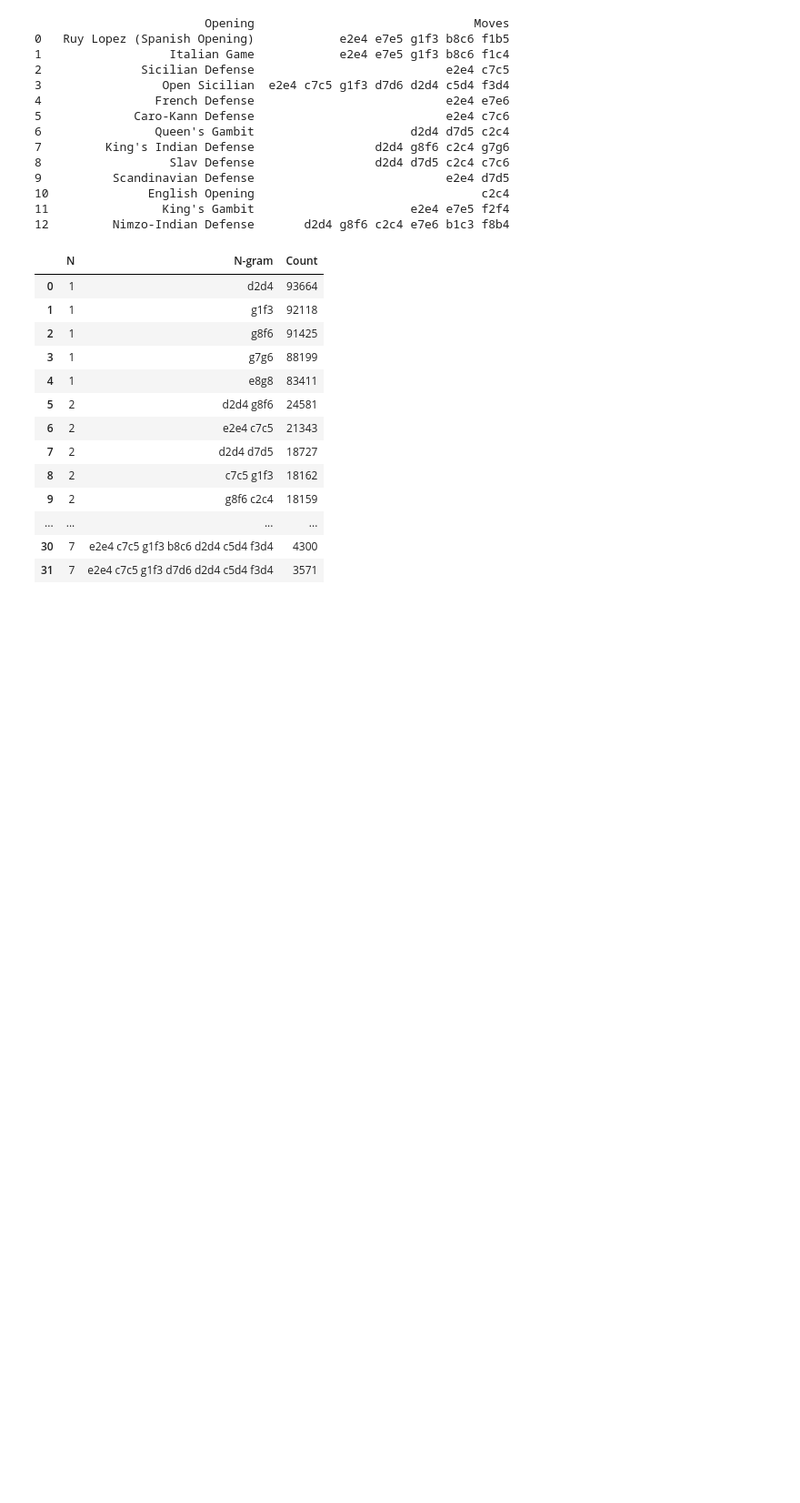
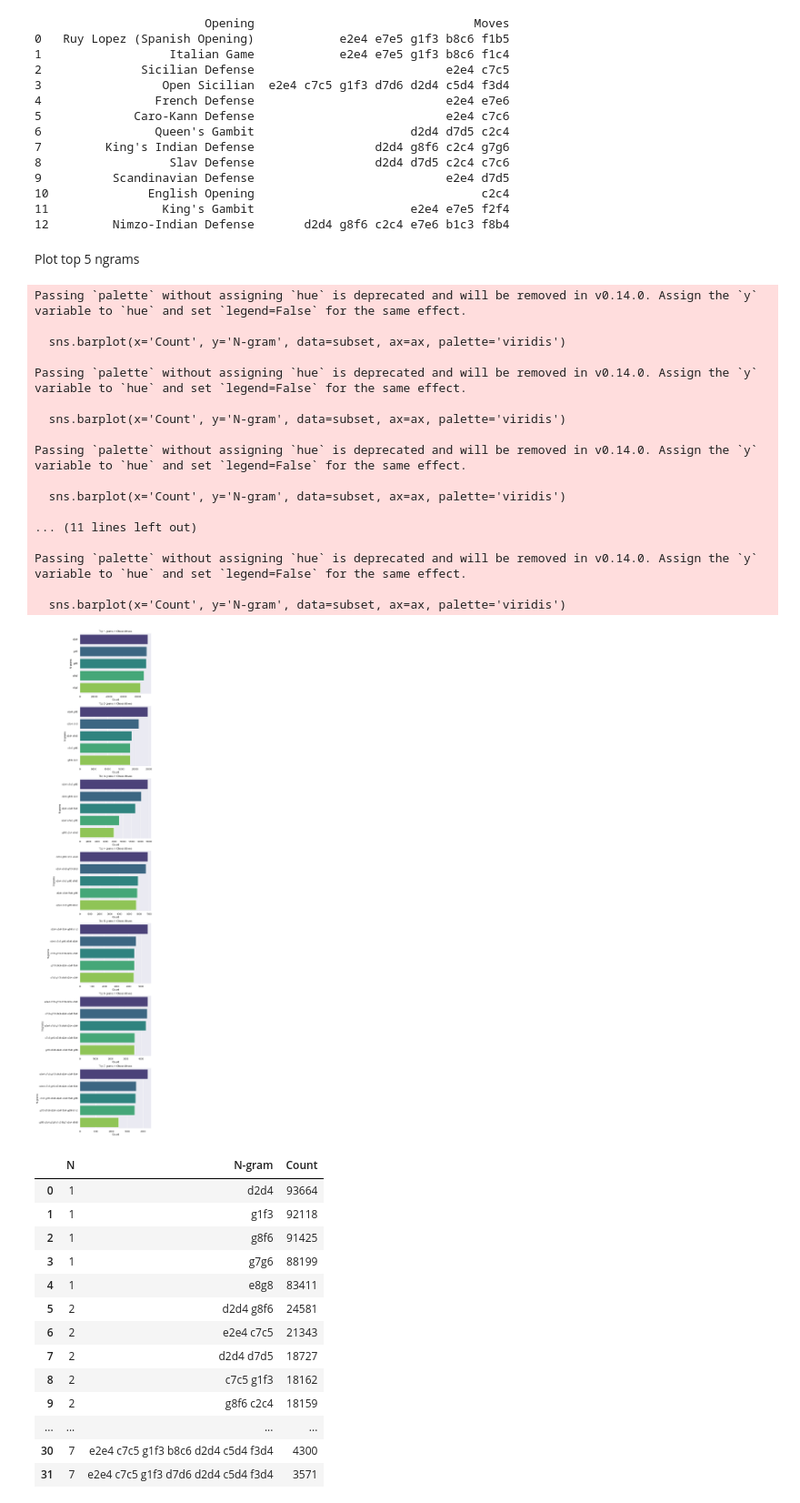
Before and after one commit to NLP-Project-PoliMi-2025/NLP-Project, a Jupyter notebook: N-grams.ipynb, the cells around one changed output. Shown at 91% size. Saved outputs shown, nothing was run; the diff lists cells and outputs as text; code cells hidden in the pictures; blank space fills up the shorter version.

Commit message:
feat: update n-grams

```diff
--- a/N-grams.ipynb
+++ b/N-grams.ipynb
@@ -13,7 +13,7 @@ sns.set_theme()
 # %% [markdown]
 Connection to database
 # %%
-conn = sqlite3.connect("chess_games.db")
+conn = sqlite3.connect("../data/chess_games.db")
 cursor = conn.cursor()
 # %% [markdown]
 Query to find all the moves
@@ -58,0 +56,18 @@ Passing `palette` without assigning `hue` is deprecated and will be removed in v
+# %%
+# plot the ngrams df for every n (every n as a subplot)
+
+def plot_ngrams_df(ngrams_df: pd.DataFrame) -> None:
+
+    unique_n = ngrams_df['N'].unique()
+    num_plots = len(unique_n)
+    fig, axes = plt.subplots(num_plots, 1, figsize=(6, 6 * num_plots))
+
+    for i, n in enumerate(unique_n):
+        ax = axes[i] if num_plots > 1 else axes
+        subset = ngrams_df[ngrams_df['N'] == n]
+        sns.barplot(x='Count', y='N-gram', data=subset, ax=ax, palette='viridis')
+        ax.set_title(f'Top {n}-grams in Chess Moves')
+        ax.set_xlabel('Count')
+        ax.set_ylabel('N-grams')
+
+    plt.show()
@@ -107,6 +131,29 @@ for i in range(1, 8):
     ngrams = most_common_ngrams(moves, n=i, top_k=5)
     temp_df = pd.DataFrame([(i, ' '.join(ngram), count) for ngram, count in ngrams], columns=['N', 'N-gram', 'Count'])
     ngrams_df = pd.concat([ngrams_df, temp_df], ignore_index=True)
+# %% [markdown]
+Plot top 5 ngrams
+# %%
+plot_ngrams_df(ngrams_df)
+# %% [output]
+Passing `palette` without assigning `hue` is deprecated and will be removed in v0.14.0. Assign the `y` variable to `hue` and set `legend=False` for the same effect.
+
+  sns.barplot(x='Count', y='N-gram', data=subset, ax=ax, palette='viridis')
+
+Passing `palette` without assigning `hue` is deprecated and will be removed in v0.14.0. Assign the `y` variable to `hue` and set `legend=False` for the same effect.
+
+  sns.barplot(x='Count', y='N-gram', data=subset, ax=ax, palette='viridis')
+
+Passing `palette` without assigning `hue` is deprecated and will be removed in v0.14.0. Assign the `y` variable to `hue` and set `legend=False` for the same effect.
+
+  sns.barplot(x='Count', y='N-gram', data=subset, ax=ax, palette='viridis')
+
+... (11 lines left out)
+
+Passing `palette` without assigning `hue` is deprecated and will be removed in v0.14.0. Assign the `y` variable to `hue` and set `legend=False` for the same effect.
+
+  sns.barplot(x='Count', y='N-gram', data=subset, ax=ax, palette='viridis')
+[figure, added]
 # %%
 ngrams_df
 # %% [output]
```
Also changed, not shown: parts of 6 cells of this notebook.
